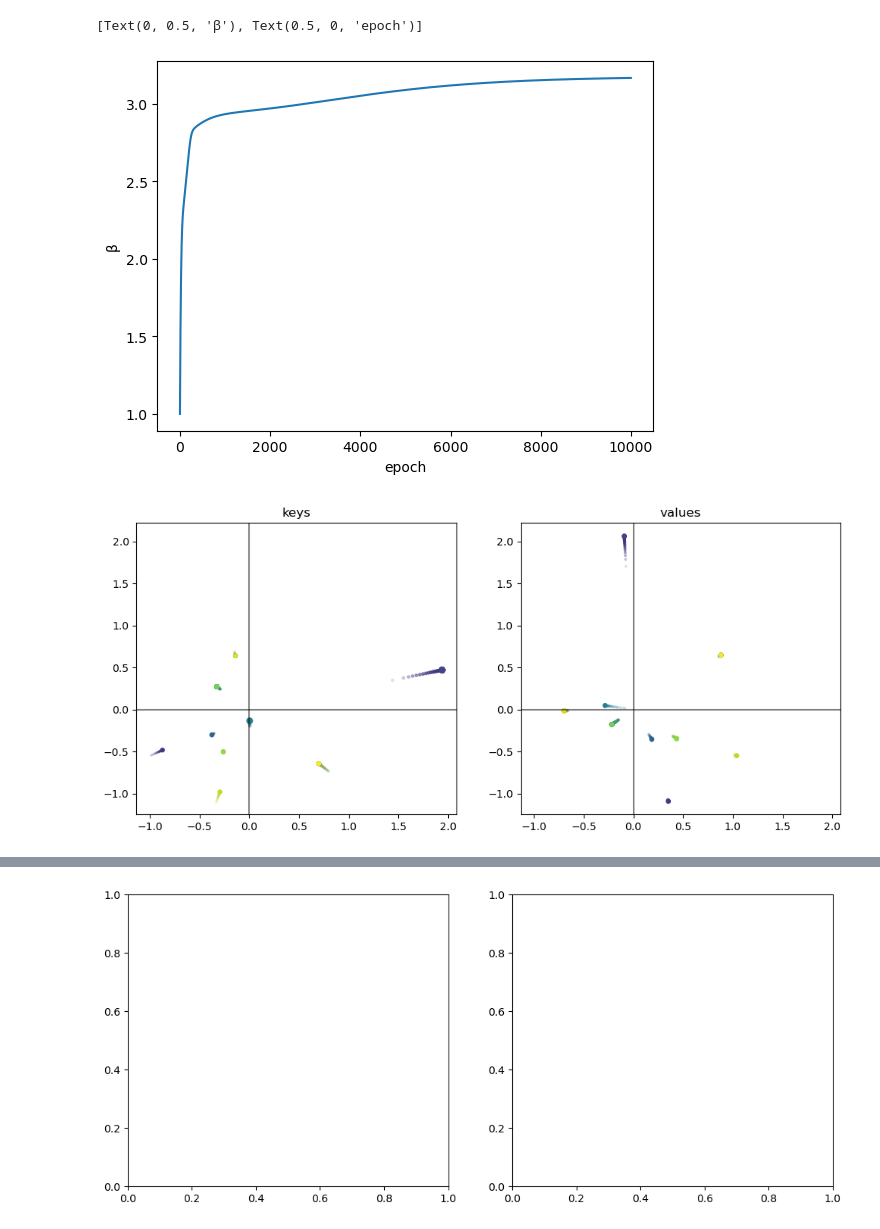
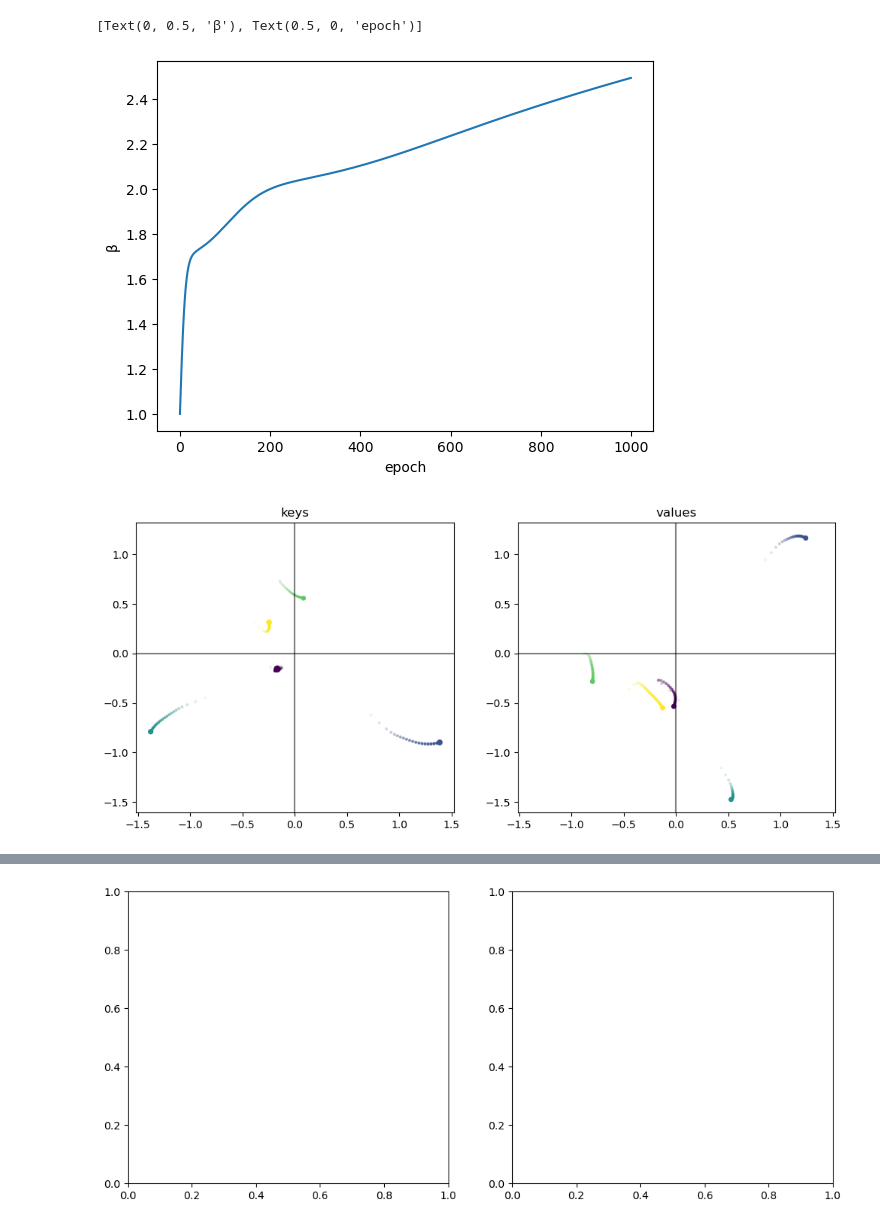
Before and after one commit to Daniel-Packer/equivariant-attention, a Jupyter notebook: notebooks/rotation_attention.ipynb, the cells around one changed output, grey strips where cells are left out. Drawn from its saved outputs; the diff is of its cells as text; code cells hidden in the pictures.

```diff
--- a/notebooks/rotation_attention.ipynb
+++ b/notebooks/rotation_attention.ipynb
@@ -18,6 +20,6 @@ rngs = jax.random.split(rng, 10)
 # %%
 n_samples = 10
-n_keys = 20
+n_keys = 5
 n_group_samples = 10
 d = 2
 
@@ -38,7 +40,7 @@ f = lambda x : rotation @ x * jnp.linalg.norm(x)
 
 
 Y_train = jax.vmap(f)(X_train)
-noise = jax.random.normal(rngs[2], shape=Y_train.shape) * 0.0
+noise = jax.random.normal(rngs[2], shape=Y_train.shape) * 0.1
 Y_test = jax.vmap(f)(X_test)
 # %%
 stereographic_encoding = lambda v: positional_encodings.positional_encoding(
@@ -46,7 +48,7 @@ stereographic_encoding = lambda v: positional_encodings.positional_encoding(
 )
 # init_values = jnp.stack([jnp.linspace(0, 1, num = n_keys), jnp.zeros([n_keys])], axis = -1)
 # init_keys = stereographic_encoding(jnp.stack([jnp.zeros([n_keys]), jnp.linspace(0, 1, num = n_keys)], axis = -1)) * 5
-n_epochs = 10000
+n_epochs = 1000
 
 keys_hist, values_hist, key_reps, value_reps, betas_hist = rotation_attention.train(
     rngs[3],
@@ -89,7 +91,7 @@ ax.plot(
 ax.set(ylabel="\u03B2", xlabel = "epoch")
 # %% [output]
 [Text(0, 0.5, 'β'), Text(0.5, 0, 'epoch')]
-[figure, old version]
+[figure, new version]
 # %%
 fig, axs = plt.subplots(1, 2, figsize=(12, 5))
 cmap = colormaps.get_cmap("viridis")
@@ -100,7 +102,7 @@ keys_hist_decoded = jax.vmap(
     lambda x: positional_encodings.positional_decoding(x, method="stereographic"), 0
 )(keys_hist / keys_hist_norms[:, :, None])
 
-for i in range(0, keys_hist.shape[0], 500):
+for i in range(0, keys_hist.shape[0], int(keys_hist.shape[0] / 20)):
     axs[0].scatter(
         keys_hist_decoded[i, :, 0],
         keys_hist_decoded[i, :, 1],
@@ -108,6 +110,14 @@ for i in range(0, keys_hist.shape[0], 500):
         color=cmap(jnp.linspace(0, 1, num=n_keys)),
         s=jnp.exp(keys_hist_norms[i]),
     )
+    axs[1].scatter(
+        values_hist[i, :, 0],
+        values_hist[i, :, 1],
+        alpha=(i / keys_hist.shape[0]),
+        color=cmap(jnp.linspace(0, 1, num=n_keys)),
+        s=4,
+    )
+
 axs[0].scatter(
     keys_hist_decoded[-1, :, 0],
     keys_hist_decoded[-1, :, 1],
@@ -115,45 +125,37 @@ axs[0].scatter(
     s=5 * jnp.exp(keys_hist_norms[i]),
 )
 
-for i in range(0, keys_hist.shape[0], 500):
-    axs[1].scatter(
-        values_hist[i, :, 0],
-        values_hist[i, :, 1],
-        alpha=(i / keys_hist.shape[0]),
-        color=cmap(jnp.linspace(0, 1, num=n_keys)),
-        s=4,
-    )
 axs[1].scatter(
     values_hist[-1, :, 0],
     values_hist[-1, :, 1],
     color=cmap(jnp.linspace(0, 1, num=n_keys)),
     s = 15
 )
 
 axs[0].set(title = "keys")
 axs[1].set(title = "values")
 
 axs[0].get_ylim()
 
 def get_containing_lims(axs):
     min_x, min_y, max_x, max_y = 1, 1, -1, -1
     for ax in axs:
         y_min, y_max = ax.get_ylim()
         x_min, x_max = ax.get_xlim()
 
         min_x = min(min_x, x_min)
         min_y = min(min_y, y_min)
         max_x = max(max_x, x_max)
         max_y = max(max_y, y_max)
     return (min_x, max_x), (min_y, max_y)
 
 x_lims, y_lims = get_containing_lims(axs)
 for ax in axs:
     ax.set(xlim=x_lims, ylim=y_lims)
     ax.axhline(y=0, color="black", alpha = 0.5)
     ax.axvline(x=0, color="black", alpha = 0.5)
 # %% [output]
-[figure, old version]
+[figure, new version]
 # %%
 X_test_pred = rotation_attention.batched_call_fn(
     X_test_encoded,
```
Also changed, not shown: parts of 5 cells of this notebook, 3 other files.
